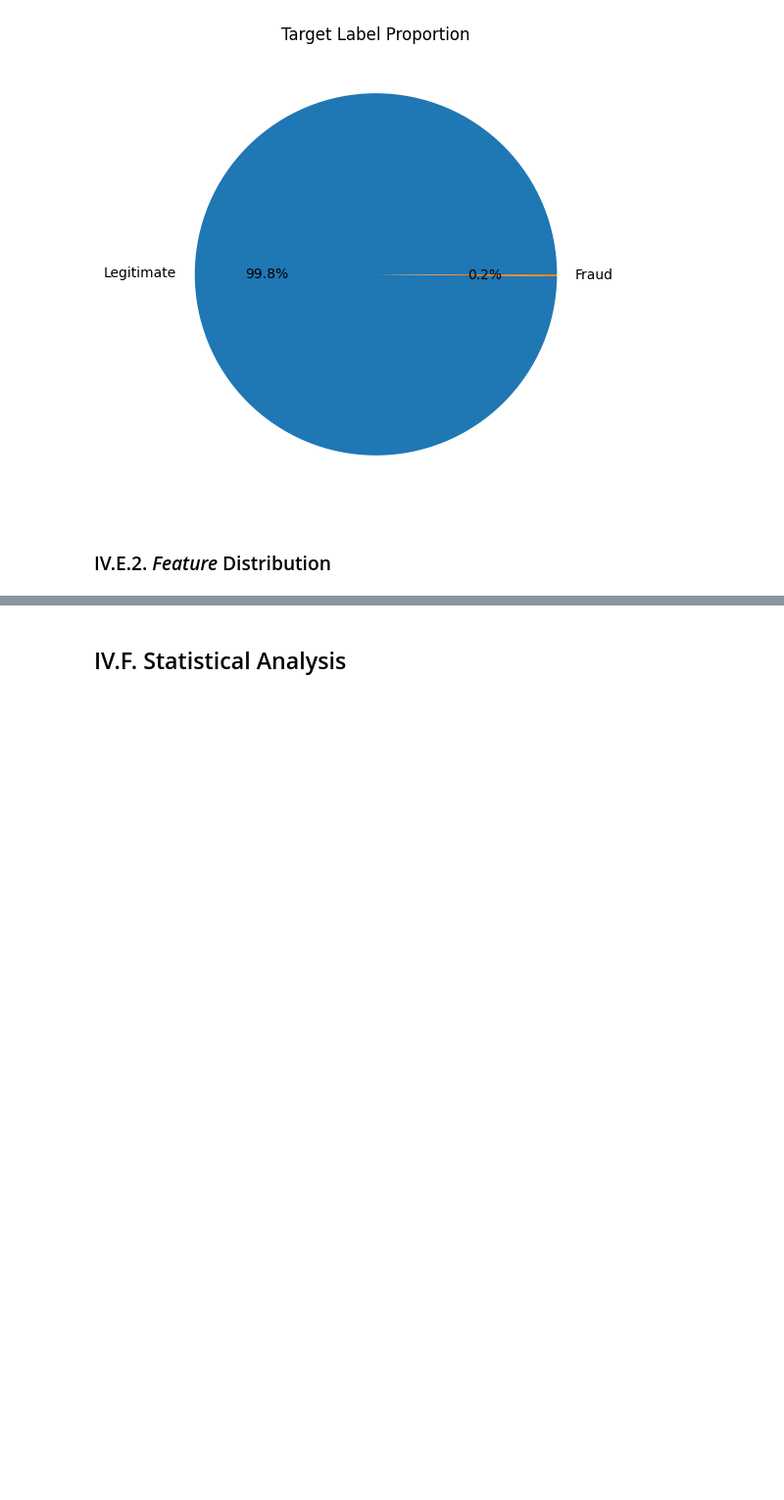
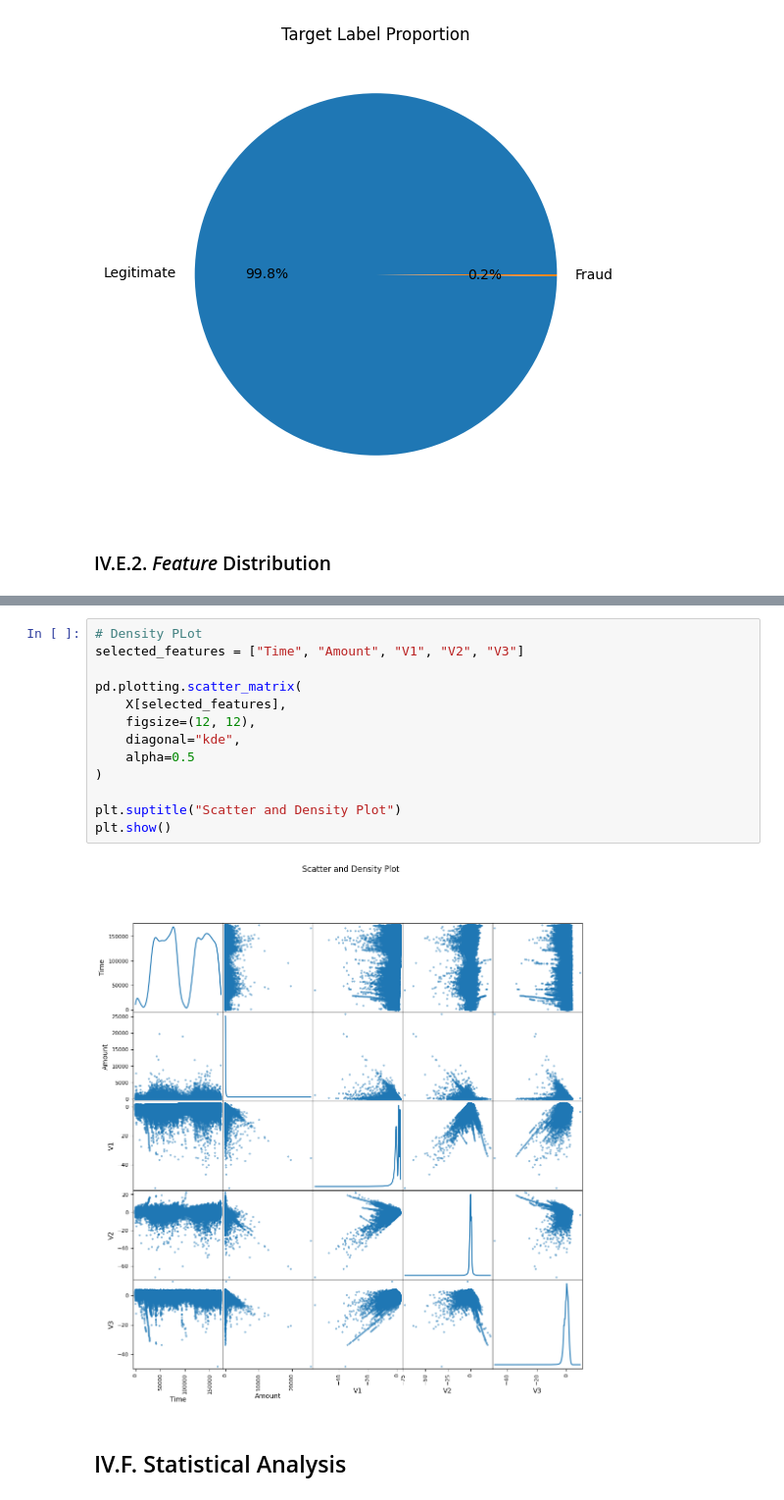
Before and after one commit to Delphinoc/credit_card_fraud_detection, a Jupyter notebook: notebooks/2_exploratory_data_analysis_and_preprocessing/exploratory_data_analysis_and_preprocessing.ipynb, the cells around one changed output, grey strips where cells are left out. Shown at 98% size. Saved outputs shown, nothing was run; the diff lists cells and outputs as text; blank space fills up the shorter version.

```diff
--- a/notebooks/2_exploratory_data_analysis_and_preprocessing/exploratory_data_analysis_and_preprocessing.ipynb
+++ b/notebooks/2_exploratory_data_analysis_and_preprocessing/exploratory_data_analysis_and_preprocessing.ipynb
@@ -216,3 +240,18 @@ plt.show()
+# %%
+# Density PLot
+selected_features = ["Time", "Amount", "V1", "V2", "V3"]
+
+pd.plotting.scatter_matrix(
+    X[selected_features],
+    figsize=(12, 12),
+    diagonal="kde",
+    alpha=0.5
+)
+
+plt.suptitle("Scatter and Density Plot")
+plt.show()
+# %% [output]
+[figure, added]
 # %% [markdown]
 ## IV.F. Statistical Analysis
 # %% [markdown]
```
Also changed, not shown: parts of 49 cells of this notebook, 4 other files.
